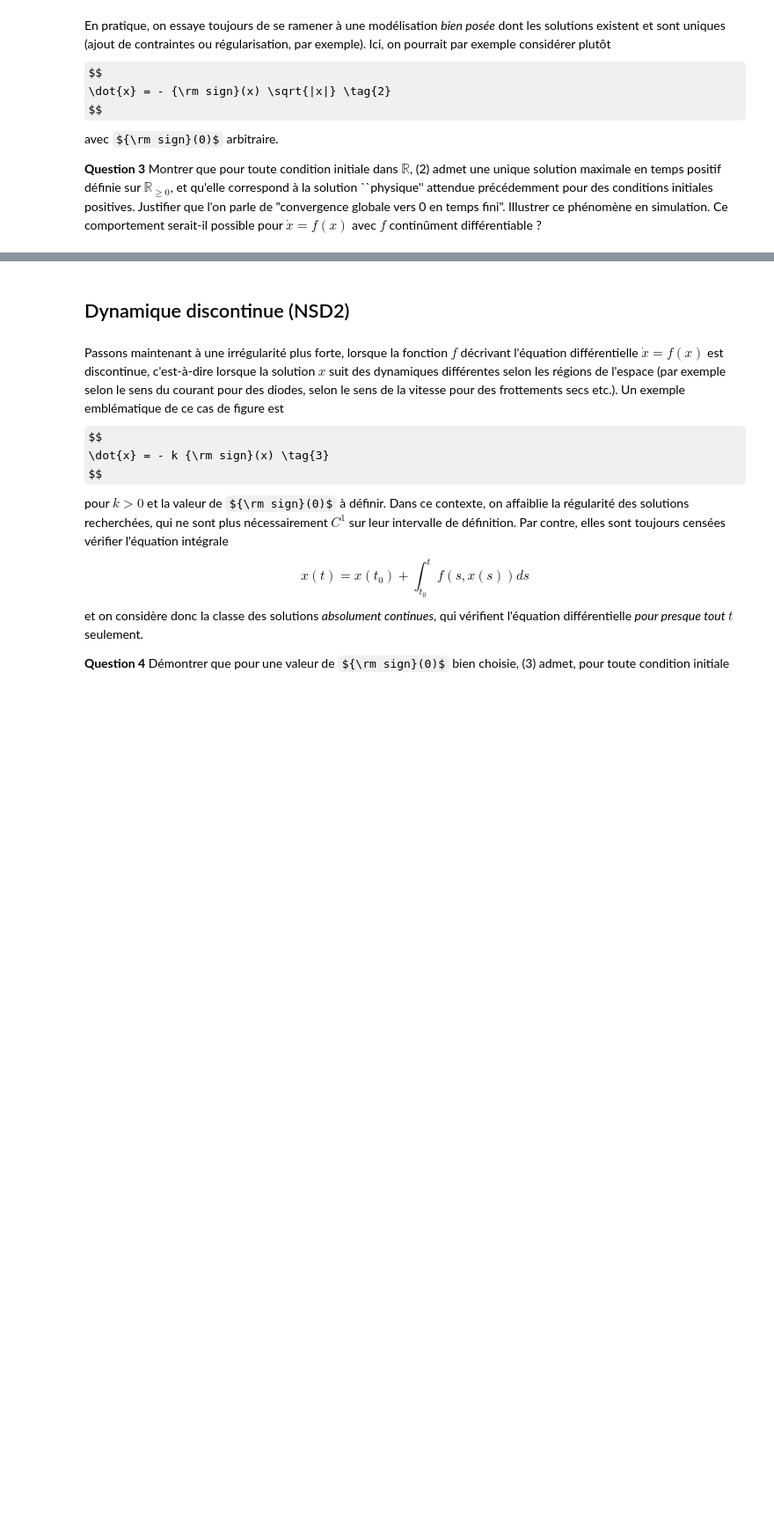
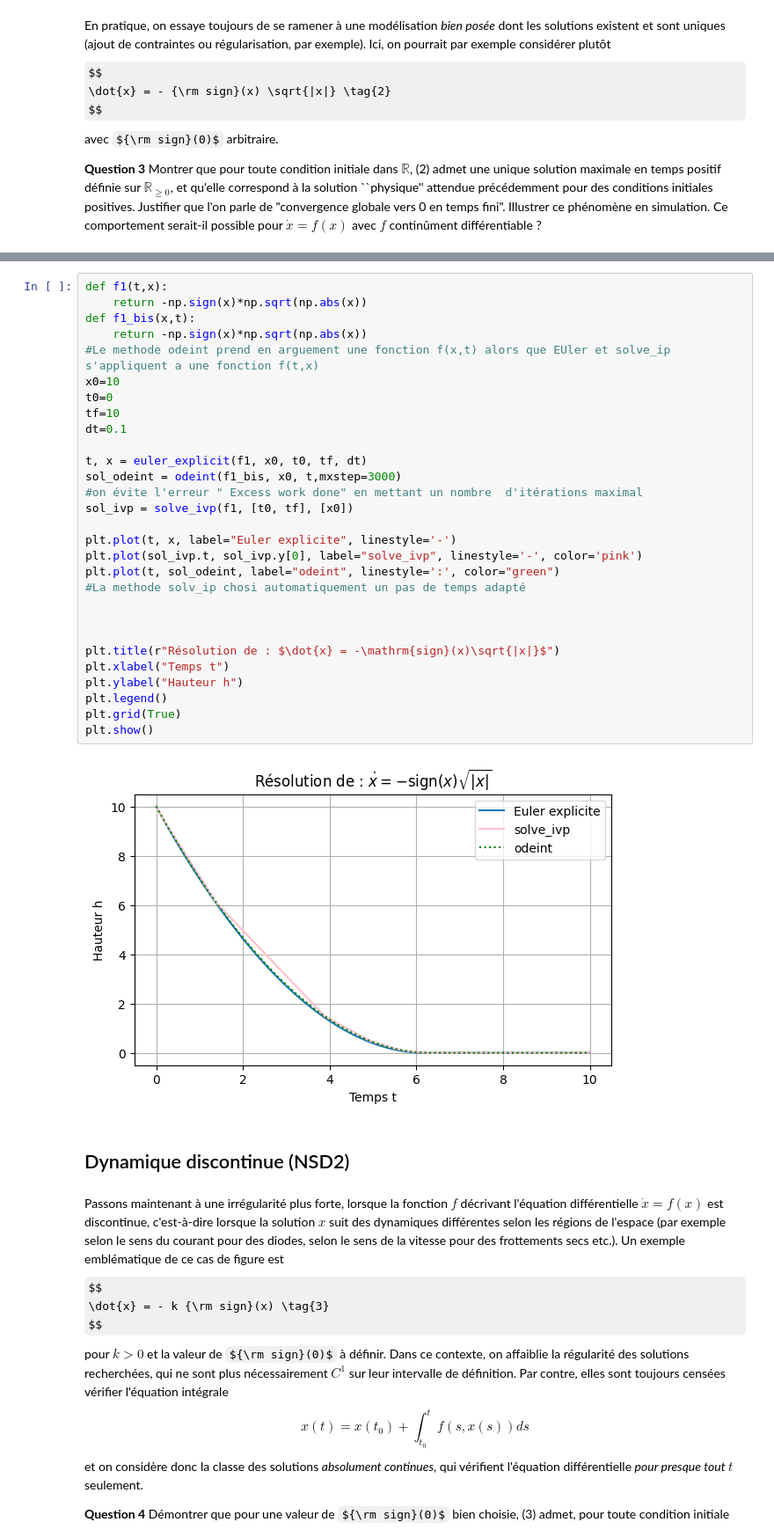
Before and after one commit to eleonoredt/projet_info_UE11, a Jupyter notebook: Projet - Equations Différentielles - 2025(1).ipynb, the cells around one changed output, grey strips where cells are left out. Shown at 88% size. Drawn from its saved outputs; the diff is of its cells as text; some formulas as TeX source; blank space fills up the shorter version.

```diff
--- a/Projet - Equations Différentielles - 2025(1).ipynb
+++ b/Projet - Equations Différentielles - 2025(1).ipynb
@@ -131,6 +135,37 @@ On parle de convergence en temps fini vers $0$ car pour $t=2\sqrt{x_0}$, on a :
 Si $f$ est $C^1$ on peut appliquer le théorème de Cauchy-Lipschitz qui nous dit qu'il existe une unique solution maximale. Si le système admet un équilibre,c'est à dire s'il existe $a$ tel que $f(a)=0$ alors la solution constante égale à $a$ est une solution maximale. On considère $f$ tel que $$f\in C^1(\mathbb{R}), \ f(0)=0$$
 On raisonne par l'absurde en supposant qu'il existe une solution partant de $x_0$ non nul qui atteigne $0$: $$\exists \ T \in \mathbb{R}, \ x(T)=0 $$ or $x_{eq}(T)=0$ et par Cauchy-Lipschitz on sait qu'il y a une unique solution donc $x(t)$ est la fonction constante nulle. Cela est absurde car $x_0 >0$.
 Cette dynamique n'est donc pas possible pour $f $ continuement différentiable.
+# %%
+def f1(t,x):
+    return -np.sign(x)*np.sqrt(np.abs(x))
+def f1_bis(x,t):
+    return -np.sign(x)*np.sqrt(np.abs(x))
+#Le methode odeint prend en arguement une fonction f(x,t) alors que EUler et solve_ip s'appliquent a une fonction f(t,x)
+x0=10
+t0=0
+tf=10
+dt=0.1
+
+t, x = euler_explicit(f1, x0, t0, tf, dt)
+sol_odeint = odeint(f1_bis, x0, t,mxstep=3000)
+#on évite l'erreur " Excess work done" en mettant un nombre  d'itérations maximal
+sol_ivp = solve_ivp(f1, [t0, tf], [x0])
+
+plt.plot(t, x, label="Euler explicite", linestyle='-')
+plt.plot(sol_ivp.t, sol_ivp.y[0], label="solve_ivp", linestyle='-', color='pink')
+plt.plot(t, sol_odeint, label="odeint", linestyle=':', color="green")
+#La methode solv_ip chosi automatiquement un pas de temps adapté
+
+
+
+plt.title(r"Résolution de : $\dot{x} = -\mathrm{sign}(x)\sqrt{|x|}$")
+plt.xlabel("Temps t")
+plt.ylabel("Hauteur h")
+plt.legend()
+plt.grid(True)
+plt.show()
+# %% [output]
+[figure, added]
 # %% [markdown]
 ## Dynamique discontinue (NSD2)
 # %% [markdown]
```
Also changed, not shown: parts of 13 cells of this notebook.
